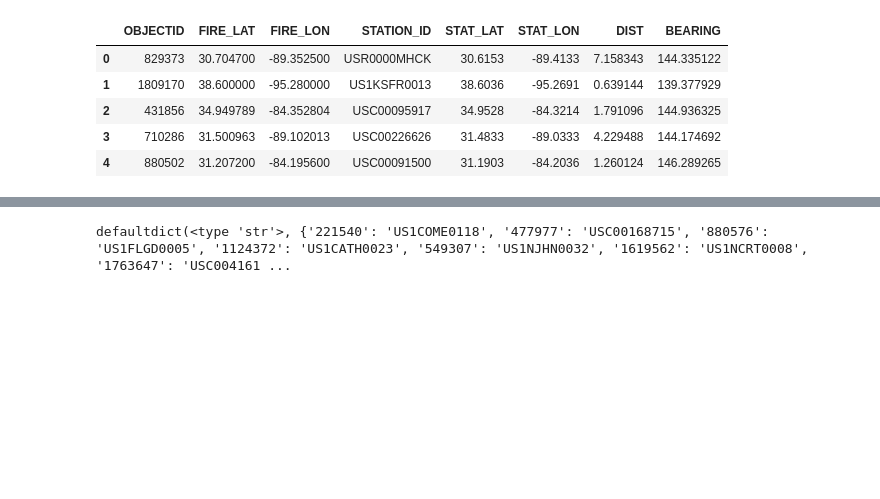
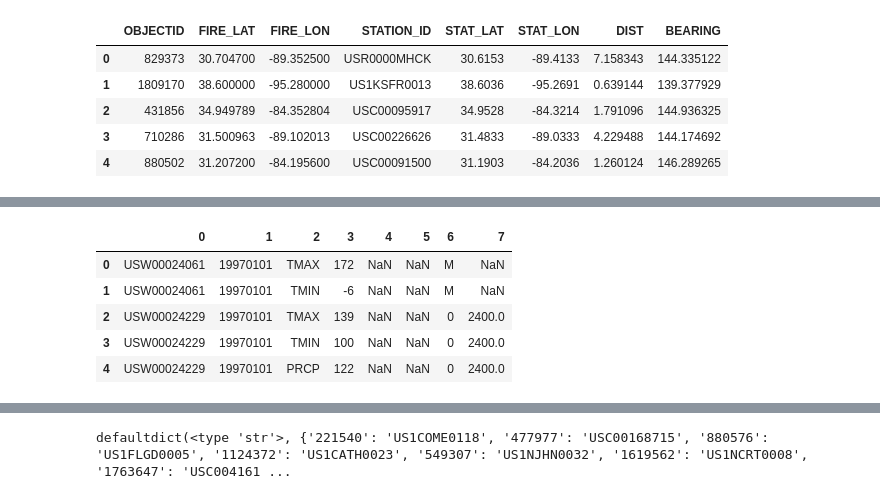
Before and after one commit to cw2yuenberkeley/w209project-s2018, a Jupyter notebook: get_weather_data.ipynb, the cells around one changed output, grey strips where cells are left out. Saved outputs shown, nothing was run; the diff lists cells and outputs as text; code cells hidden in the pictures; blank space fills up the shorter version.

```diff
--- a/get_weather_data.ipynb
+++ b/get_weather_data.ipynb
@@ -330,0 +399,32 @@ combined[~pd.isnull(combined.STATION_ID)].to_csv('./data/weather/fire_dates_stat
+# %%
+import os.path
+
+url_prefix = './data/weather/'
+url_suffix = '.csv.gz'
+
+os.path.isfile('./data/weather/1992.csv.gz')
+
+start_yr = 1997
+current_yr = 0
+is_current_yr_file = False
+
+file_url = ''
+
+file_handle = None
+file_contents = None
+
+
+out_df = pd.DataFrame()
+def read_gzip_file(file_url):
+    return pd.read_csv(file_url, header=None, compression='gzip')
+
+# m_out_df = pd.DataFrame()
+
+out_df = read_gzip_file('./data/weather/1997.csv.gz')
+# %% [output]
+|  | 0 | 1 | 2 | 3 | 4 | 5 | 6 | 7 |
+| 0 | USW00024061 | 19970101 | TMAX | 172 | NaN | NaN | M | NaN |
+| 1 | USW00024061 | 19970101 | TMIN | -6 | NaN | NaN | M | NaN |
+| 2 | USW00024229 | 19970101 | TMAX | 139 | NaN | NaN | 0 | 2400.0 |
+| 3 | USW00024229 | 19970101 | TMIN | 100 | NaN | NaN | 0 | 2400.0 |
+| 4 | USW00024229 | 19970101 | PRCP | 122 | NaN | NaN | 0 | 2400.0 |
```
Also changed, not shown: parts of 13 cells of this notebook, 2 other files.
